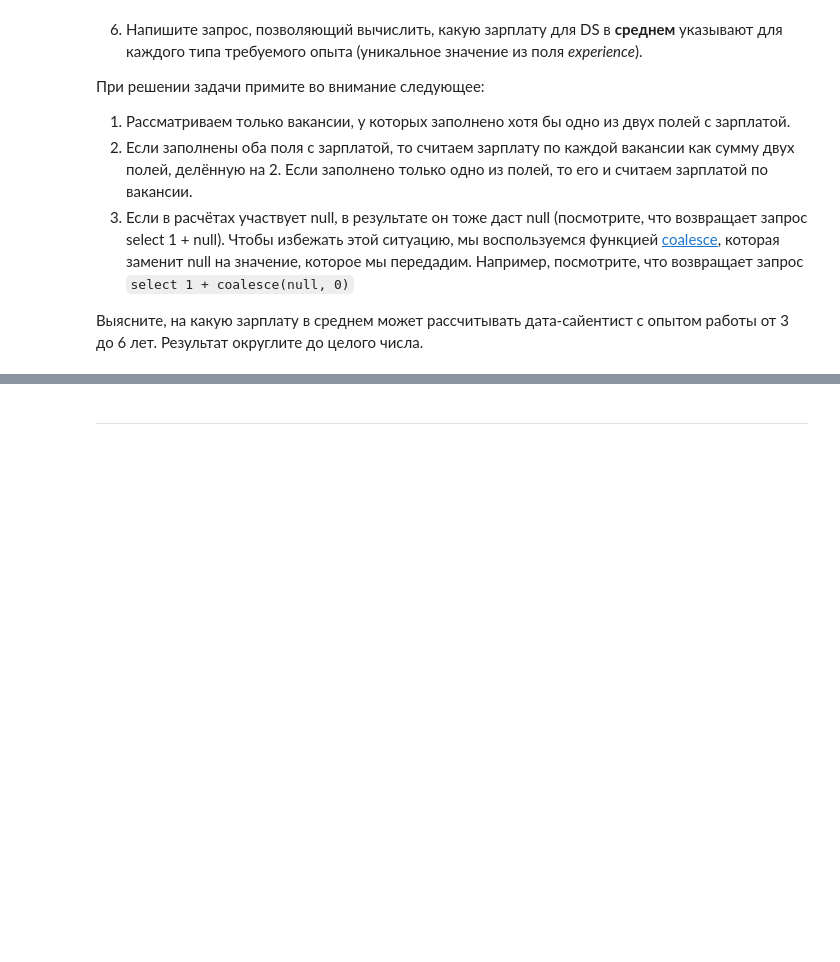
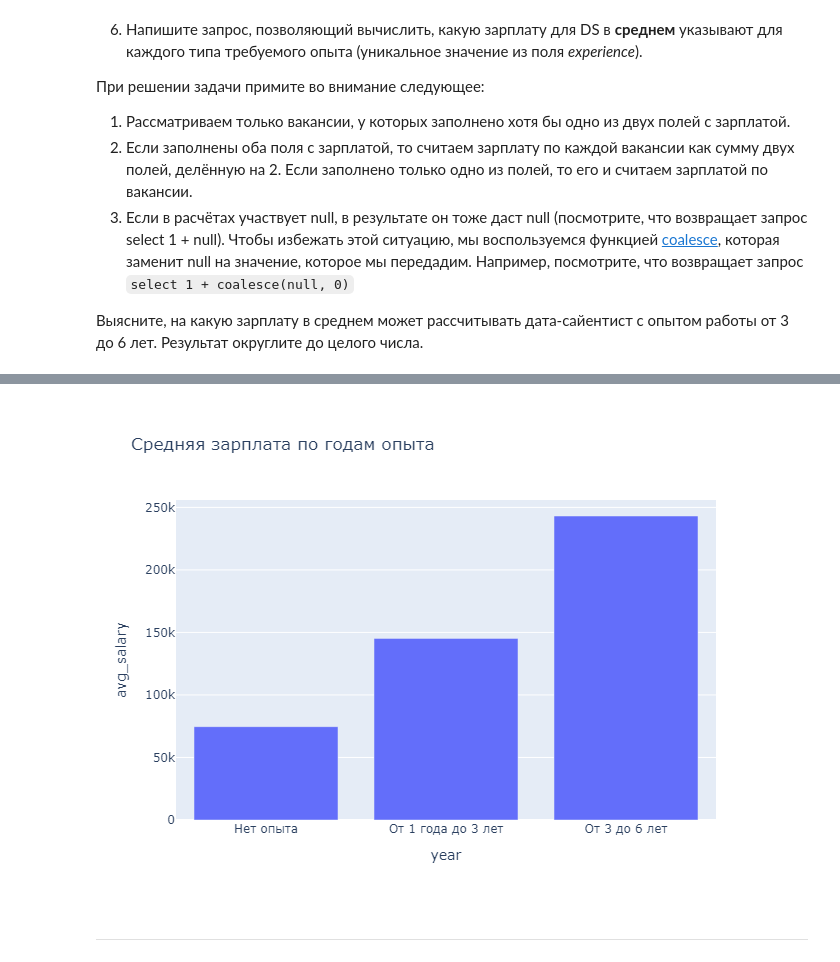
Before and after one commit to AbiNazim/Study_DataScience, a Jupyter notebook: Project_hh_PostgreSQL/Project_2_Ноутбук_шаблон.ipynb, the cells around one changed output, grey strips where cells are left out. Saved outputs shown, nothing was run; the diff lists cells and outputs as text; code cells hidden in the pictures; blank space fills up the shorter version.

```diff
--- a/Project_hh_PostgreSQL/Project_2_Ноутбук_шаблон.ipynb
+++ b/Project_hh_PostgreSQL/Project_2_Ноутбук_шаблон.ipynb
@@ -563,3 +742,15 @@ display(df_salary)
+# %%
+bar_sal = df_salary.dropna(subset=['avg_salary'])
+fig = px.bar(
+    data_frame=bar_sal,
+    x='year',
+    y='avg_salary',
+    title='Средняя зарплата по годам опыта'
+)
+
+fig.show('png')
+# %% [output]
+[figure, added]
 # %% [markdown]
 ***
 # %% [markdown]
```
Also changed, not shown: parts of 26 cells of this notebook.
